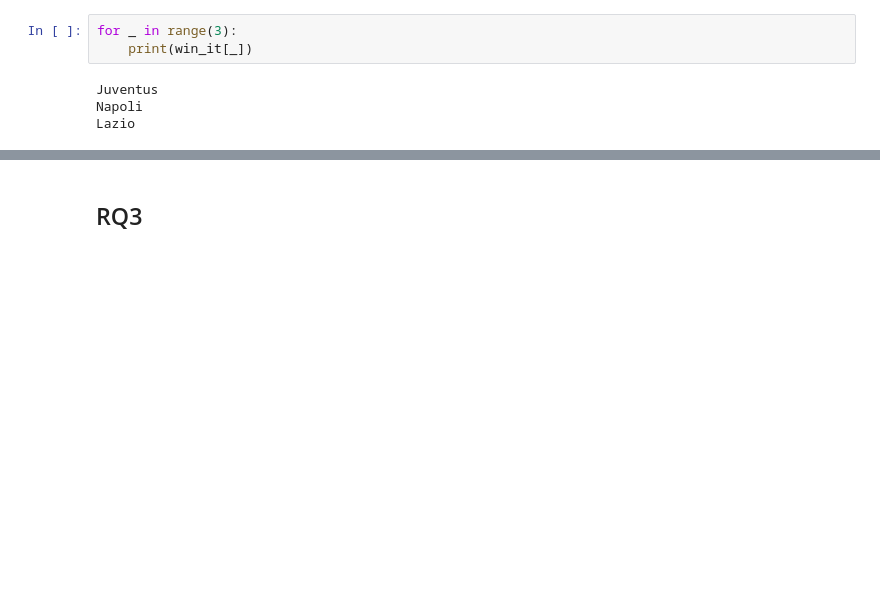
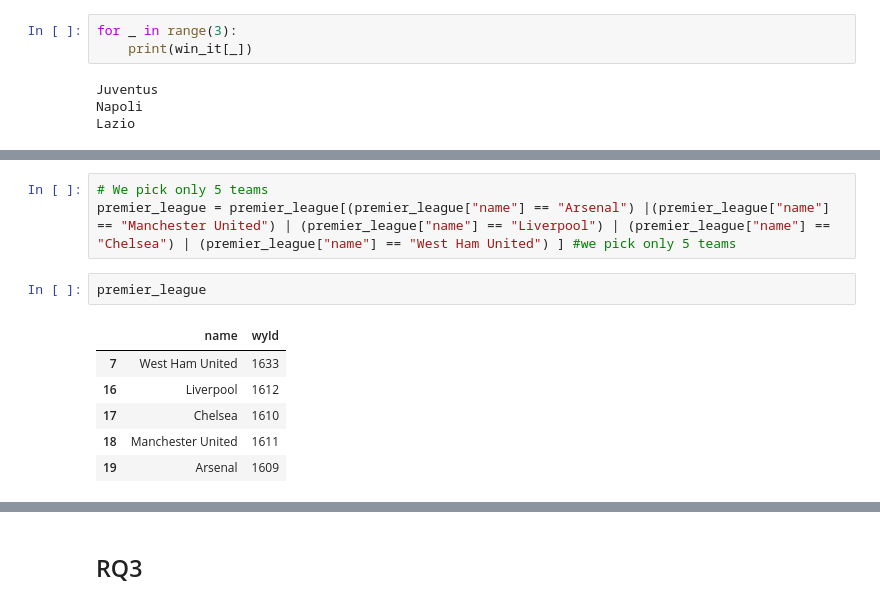
Before and after one commit to Donni06/Homework-2-ADM, a Jupyter notebook: main_ADM.ipynb, the cells around one changed output, grey strips where cells are left out. Saved outputs shown, nothing was run; the diff lists cells and outputs as text; blank space fills up the shorter version.

```diff
--- a/main_ADM.ipynb
+++ b/main_ADM.ipynb
@@ -461,0 +554,12 @@ Lazio
+# %%
+# We pick only 5 teams
+premier_league = premier_league[(premier_league["name"] == "Arsenal") |(premier_league["name"] == "Manchester United") | (premier_league["name"] == "Liverpool") | (premier_league["name"] == "Chelsea") | (premier_league["name"] == "West Ham United") ] #we pick only 5 teams
+# %%
+premier_league
+# %% [output]
+|  | name | wyId |
+| 7 | West Ham United | 1633 |
+| 16 | Liverpool | 1612 |
+| 17 | Chelsea | 1610 |
+| 18 | Manchester United | 1611 |
+| 19 | Arsenal | 1609 |
```
Also changed, not shown: parts of 37 cells of this notebook.
